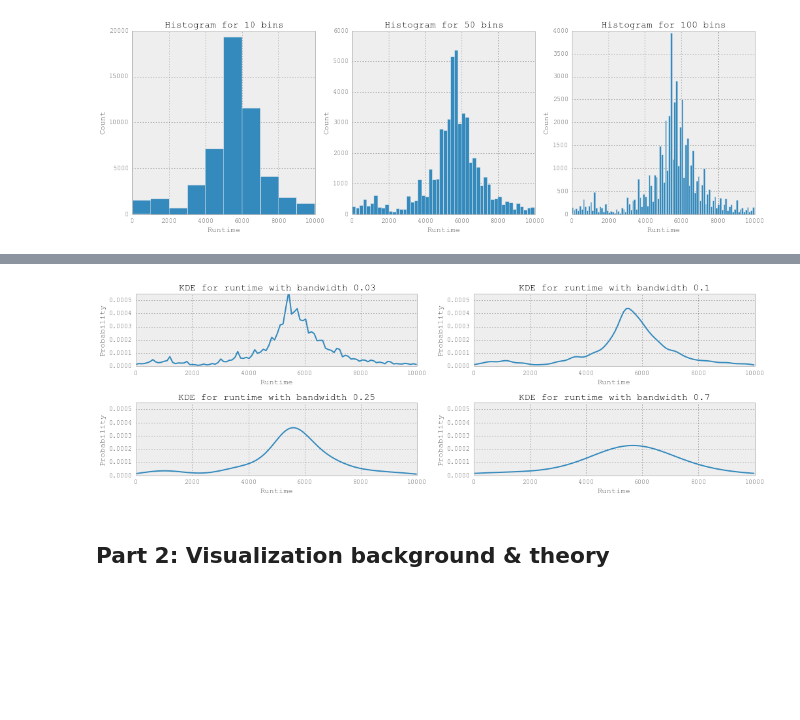
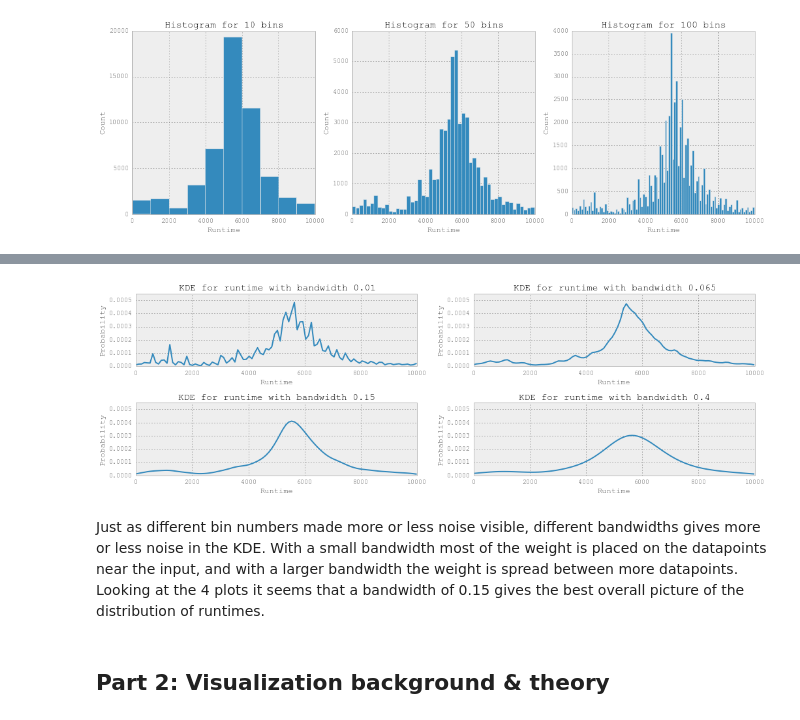
Before and after one commit to alphabits/02806-spring-2014, a Jupyter notebook: assignment-1.ipynb, the cells around one changed output, grey strips where cells are left out. Drawn from its saved outputs; the diff is of its cells as text; code cells hidden in the pictures; blank space fills up the shorter version.

```diff
--- a/assignment-1.ipynb
+++ b/assignment-1.ipynb
@@ -214,16 +233,18 @@ xs = np.linspace(0, max(runtimes_under_1e4), 100)
 # %%
 fig, subplots = plt.subplots(2, 2)
 fig.set_size_inches(17, 5)
 
-for subplot, factor in zip(chain(*subplots), [.03, 0.1, 0.25, 0.7]):
+for subplot, factor in zip(chain(*subplots), [.01, 0.065, 0.15, 0.4]):
     subplot.set_ylim([0, 0.00055])
     subplot.set_xlabel("Runtime")
     subplot.set_ylabel("Probability")
     subplot.set_title("KDE for runtime with bandwidth {0}".format(factor))
     gkde.set_bandwidth(factor)
     subplot.plot(xs, gkde(xs), linewidth=2)
 # %% [output]
-[figure, old version]
+[figure, new version]
+# %% [markdown]
+Just as different bin numbers made more or less noise visible, different bandwidths gives more or less noise in the KDE. With a small bandwidth most of the weight is placed on the datapoints near the input, and with a larger bandwidth the weight is spread between more datapoints. Looking at the 4 plots it seems that a bandwidth of 0.15 gives the best overall picture of the distribution of runtimes.
 # %% [markdown]
 ## Part 2: Visualization background & theory
 # %%
```
Also changed, not shown: parts of 14 cells of this notebook, 2 other files.
